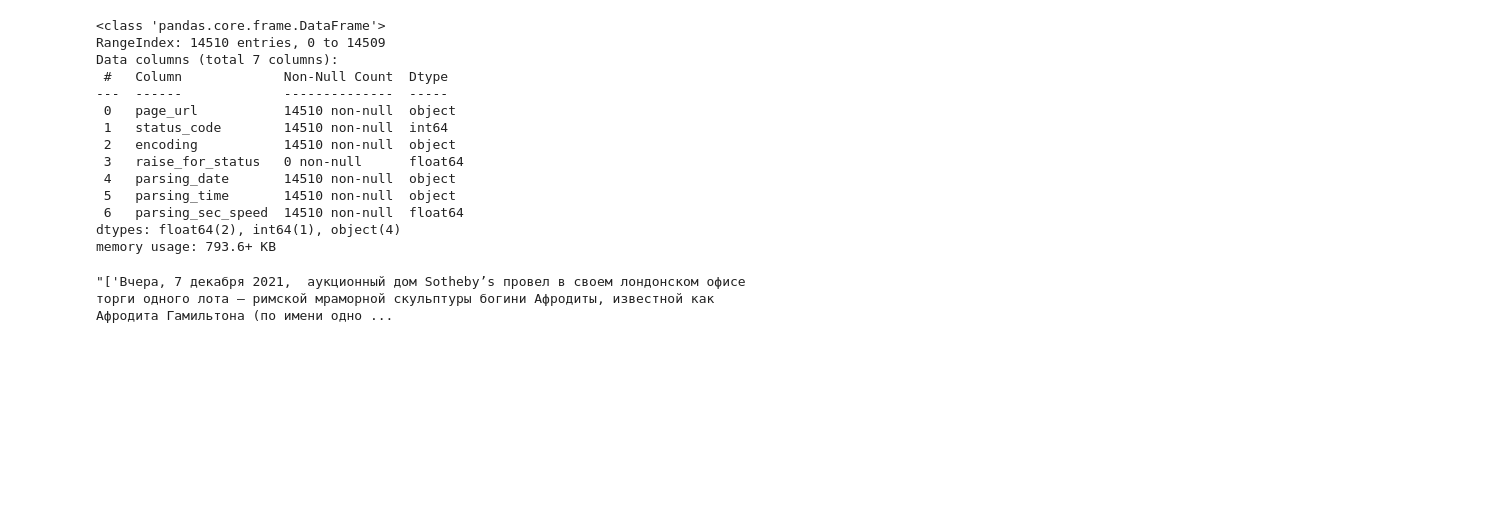
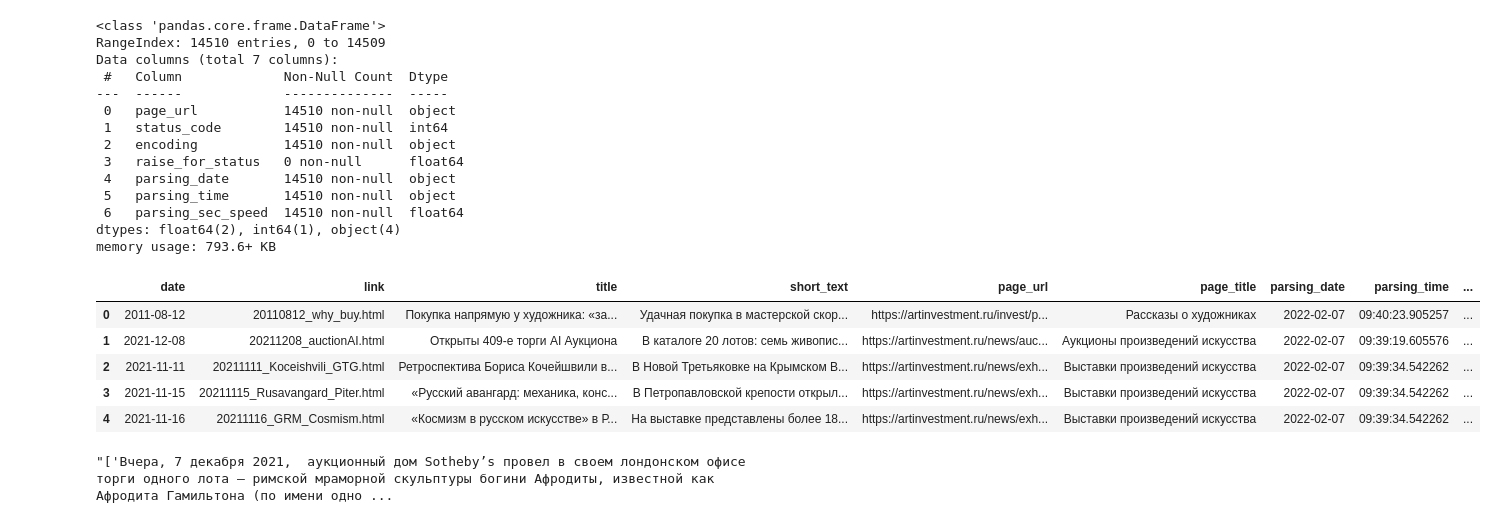
Before and after one commit to Bella151305/ArtProject, a Jupyter notebook: Parsing.ipynb, the cells around one changed output. Cells and saved outputs as stored; diff of their text form; code cells hidden in the pictures; blank space fills up the shorter version.

```diff
--- a/Parsing.ipynb
+++ b/Parsing.ipynb
@@ -731,6 +727,15 @@ Data columns (total 7 columns):
  6   parsing_sec_speed  14510 non-null  float64
 dtypes: float64(2), int64(1), object(4)
 memory usage: 793.6+ KB
+# %%
+artinvest_news_articles_w_text.head()
+# %% [output]
+|  | date | link | title | short_text | page_url | page_title | parsing_date | parsing_time | ... |
+| 0 | 2011-08-12 | 20110812_why_buy.html | Покупка напрямую у художника: «за... | Удачная покупка в мастерской скор... | https://artinvestment.ru/invest/p... | Рассказы о художниках | 2022-02-07 | 09:40:23.905257 | ... |
+| 1 | 2021-12-08 | 20211208_auctionAI.html | Открыты 409-е торги AI Аукциона | В каталоге 20 лотов: семь живопис... | https://artinvestment.ru/news/auc... | Аукционы произведений искусства | 2022-02-07 | 09:39:19.605576 | ... |
+| 2 | 2021-11-11 | 20211111_Koceishvili_GTG.html | Ретроспектива Бориса Кочейшвили в... | В Новой Третьяковке на Крымском В... | https://artinvestment.ru/news/exh... | Выставки произведений искусства | 2022-02-07 | 09:39:34.542262 | ... |
+| 3 | 2021-11-15 | 20211115_Rusavangard_Piter.html | «Русский авангард: механика, конс... | В Петропавловской крепости открыл... | https://artinvestment.ru/news/exh... | Выставки произведений искусства | 2022-02-07 | 09:39:34.542262 | ... |
+| 4 | 2021-11-16 | 20211116_GRM_Cosmism.html | «Космизм в русском искусстве» в Р... | На выставке представлены более 18... | https://artinvestment.ru/news/exh... | Выставки произведений искусства | 2022-02-07 | 09:39:34.542262 | ... |
 # %%
 #artinvest_pages_counter_stat.to_csv(art_project_path + '/artinvest_pages_counter_stat.csv', index=False)
 # %%
```
Also changed, not shown: parts of 27 cells of this notebook.
